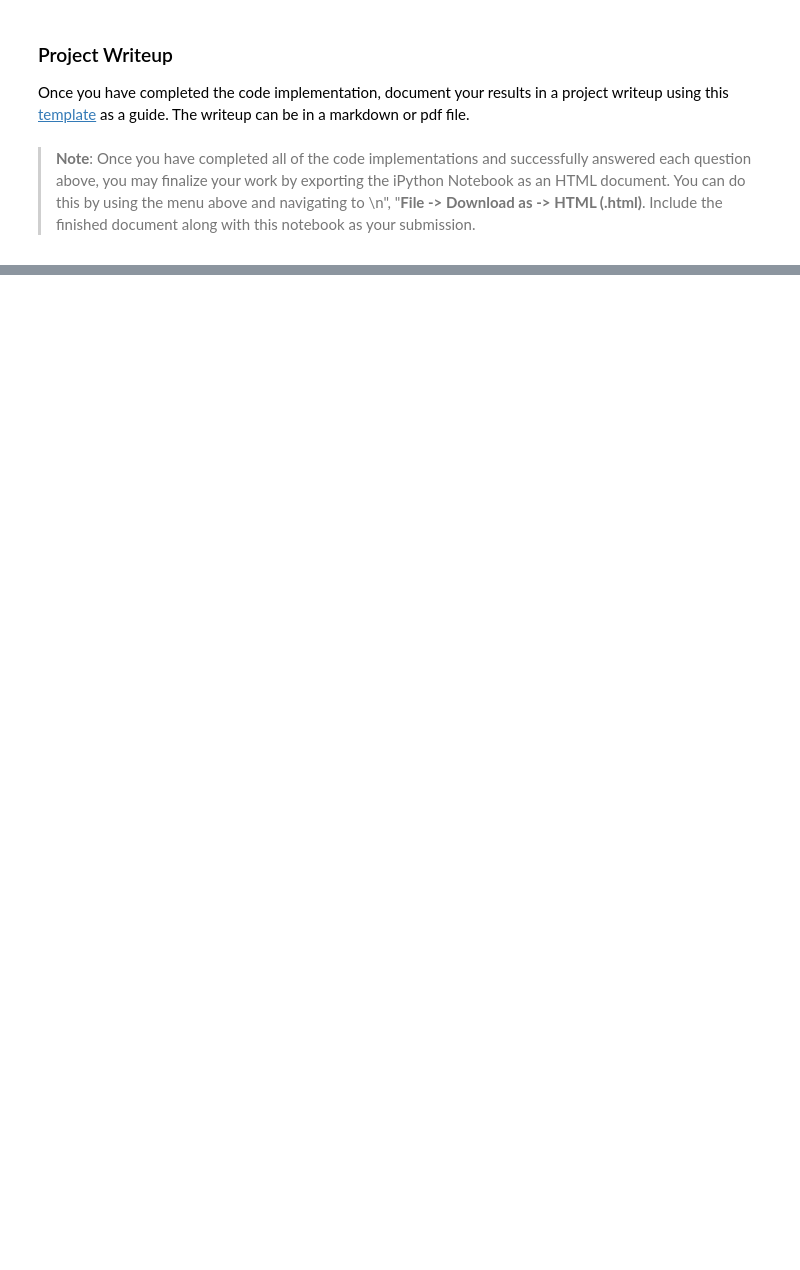
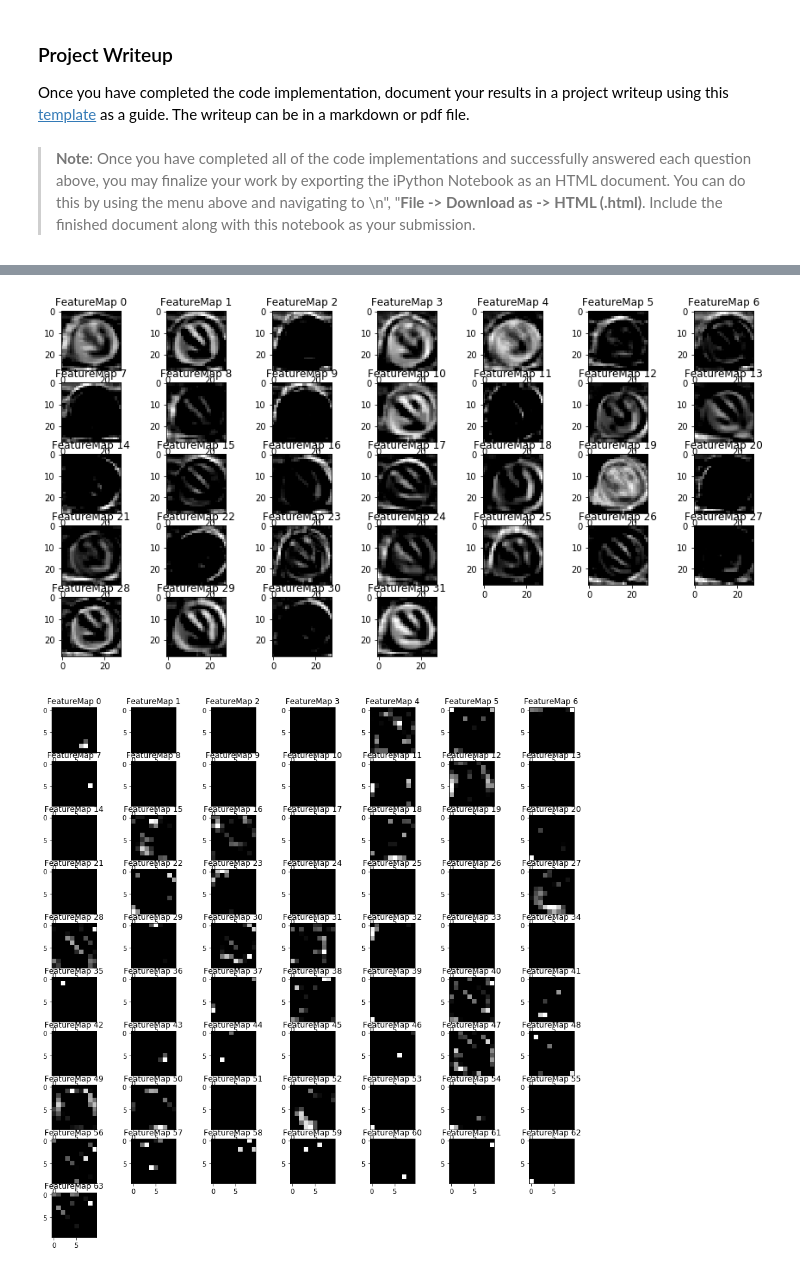
Before and after one commit to glebashnik/CarND-Traffic-Sign-Classifier-Project, a Jupyter notebook: Traffic_Sign_Classifier.ipynb, the cells around one changed output, grey strips where cells are left out. Saved outputs shown, nothing was run; the diff lists cells and outputs as text; code cells hidden in the pictures; blank space fills up the shorter version.

```diff
--- a/Traffic_Sign_Classifier.ipynb
+++ b/Traffic_Sign_Classifier.ipynb
@@ -416,3 +454,16 @@ Looking just at the first row we get `[ 0.34763842,  0.24879643,  0.12789202]`,
 # %%
 ### Print out the top five softmax probabilities for the predictions on the German traffic sign images found on the web.
 ### Feel free to use as many code cells as needed.
+softmax = tf.nn.softmax(logits)
+top = tf.nn.top_k(softmax, k=5)
+
+with tf.Session() as sess:
+    saver.restore(sess, tf.train.latest_checkpoint('.'))
+    probs = sess.run(top, feed_dict={x: images_proc, keep_prob: 1.0})
+
+np.set_printoptions(precision=3, suppress=True)
+
+for values, indices in zip(probs.values, probs.indices):
+    print(values)
+    print(indices)
+    print()
@@ -445,29 +511,38 @@ For an example of what feature map outputs look like, check out NVIDIA's results
 # %%
 ### Visualize your network's feature maps here.
 ### Feel free to use as many code cells as needed.
 
 # image_input: the test image being fed into the network to produce the feature maps
 # tf_activation: should be a tf variable name used during your training procedure that represents the calculated state of a specific weight layer
 # activation_min/max: can be used to view the activation contrast in more detail, by default matplot sets min and max to the actual min and max values of the output
 # plt_num: used to plot out multiple different weight feature map sets on the same block, just extend the plt number for each new feature map entry
-
 def outputFeatureMap(image_input, tf_activation, activation_min=-1, activation_max=-1 ,plt_num=1):
     # Here make sure to preprocess your image_input in a way your network expects
     # with size, normalization, ect if needed
     # image_input =
     # Note: x should be the same name as your network's tensorflow data placeholder variable
     # If you get an error tf_activation is not defined it may be having trouble accessing the variable from inside a function
+    sess = tf.get_default_session()
     activation = tf_activation.eval(session=sess,feed_dict={x : image_input})
     featuremaps = activation.shape[3]
     plt.figure(plt_num, figsize=(15,15))
     for featuremap in range(featuremaps):
-        plt.subplot(6,8, featuremap+1) # sets the number of feature maps to show on each row and column
+        plt.subplot(10,7, featuremap+1) # sets the number of feature maps to show on each row and column
         plt.title('FeatureMap ' + str(featuremap)) # displays the feature map number
         if activation_min != -1 & activation_max != -1:
             plt.imshow(activation[0,:,:, featuremap], interpolation="nearest", vmin =activation_min, vmax=activation_max, cmap="gray")
         elif activation_max != -1:
             plt.imshow(activation[0,:,:, featuremap], interpolation="nearest", vmax=activation_max, cmap="gray")
         elif activation_min !=-1:
             plt.imshow(activation[0,:,:, featuremap], interpolation="nearest", vmin=activation_min, cmap="gray")
         else:
             plt.imshow(activation[0,:,:, featuremap], interpolation="nearest", cmap="gray")
+
+with tf.Session() as sess:
+    saver.restore(sess, tf.train.latest_checkpoint('.'))
+    graph = tf.get_default_graph()
+    outputFeatureMap(X_train[1:2], graph.get_tensor_by_name('conv1_activation:0'), plt_num=1)
+    outputFeatureMap(X_train[1:2], graph.get_tensor_by_name('conv2_activation:0'), plt_num=2)
+# %% [output]
+[figure, added]
+[figure, added]
```
Also changed, not shown: parts of 12 cells of this notebook, 6 other files.
